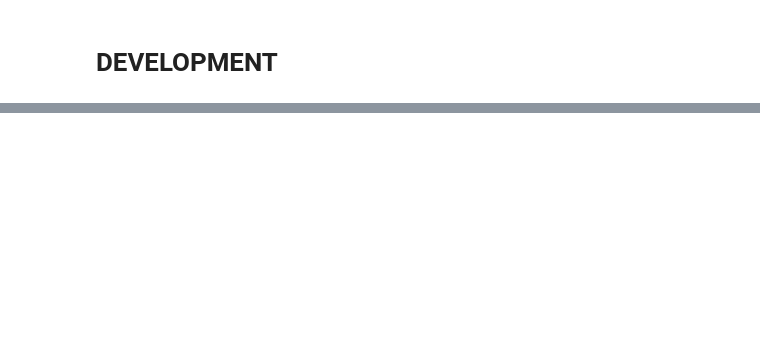
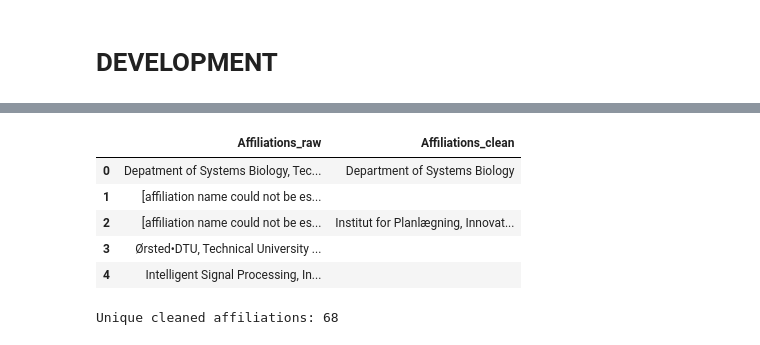
Before and after one commit to OliverKviat/Thesis_OCR, a Jupyter notebook: exploring_data/SANDBOX_Exploring_track1.ipynb, the cells around one changed output, grey strips where cells are left out. Cells and saved outputs as stored; diff of their text form; code cells hidden in the pictures; blank space fills up the shorter version.

```diff
--- a/exploring_data/SANDBOX_Exploring_track1.ipynb
+++ b/exploring_data/SANDBOX_Exploring_track1.ipynb
@@ -315,0 +161,72 @@ Length: 67, dtype: str
+# %%
+from pathlib import Path
+import pandas as pd
+import re
+
+pd.set_option("display.max_colwidth", None)  # Show full text in cells
+
+def read_parquet(path_to_file):
+    # Set your parquet file path here (works from project root or pdf_reader/)
+    parquet_rel = Path(path_to_file)
+    parquet_path = parquet_rel if parquet_rel.exists() else Path("..") / parquet_rel
+    parquet_path = parquet_path.resolve()
+
+    # Read parquet into a DataFrame ("unpack")
+    df = pd.read_parquet(parquet_path)
+    #df = df.drop_duplicates()  # Remove duplicates if needed
+
+    # Quick check
+    print(f"Using: {parquet_path}")
+    print("Unpackaging compleet.")
+    print(f"DataFrame shape: {df.shape}")
+
+    return df
+
+def affiliations_cleaning(df):
+    pattern = re.compile(
+        r"(Department of [^|]*?, Technical University of Denmark|"
+        r"Institut for [^|]*?, Danmarks Tekniske Universitet)"
+    )
+
+    def clean_affiliations_cell(value):
+        if pd.isna(value):
+            return value  # or "" if you prefer empty string
+
+        text = (
+            str(value)
+            .replace("[affiliation name could not be established]|", "")
+            .replace("|[affiliation unknown]", "")
+            .strip("|")
+        )
+
+        matches = pattern.findall(text)
+
+        cleaned = [
+            m.replace(", Technical University of Denmark", "")
+            .replace(", Danmarks Tekniske Universitet", "")
+            .strip()
+            for m in matches
+        ]
+
+        cleaned = list(dict.fromkeys([c for c in cleaned if c]))  # dedupe, keep order
+        return "|".join(cleaned)
+
+    # 1) Keep original
+    df["Affiliations_raw"] = df["Affiliations"]
+
+    # 2) Create cleaned version
+    df["Affiliations_clean"] = df["Affiliations_raw"].apply(clean_affiliations_cell)
+
+    # Optional: if you eventually want cleaned to become main column
+    # df["Affiliations"] = df["Affiliations_clean"]
+    return df
+
+df_raw = read_parquet("Data/Exploring_meta/thesis_meta_combined.parquet")
+#display(df_raw.head(3))
+
+df_aff = affiliations_cleaning(df_raw)
+display(df_aff[["Affiliations_raw", "Affiliations_clean"]].head())
+
+aff_count = len(df_aff["Affiliations_clean"].dropna().unique())
+print(f"Unique cleaned affiliations: {aff_count}")
+# %% [output]
@@ -316,3 +236,10 @@ Length: 67, dtype: str
+|  | Affiliations_raw | Affiliations_clean |
+| 0 | Depatment of Systems Biology, Tec... | Department of Systems Biology |
+| 1 | [affiliation name could not be es... |  |
+| 2 | [affiliation name could not be es... | Institut for Planlægning, Innovat... |
+| 3 | Ørsted•DTU, Technical University ... |  |
+| 4 | Intelligent Signal Processing, In... |  |
+Unique cleaned affiliations: 68
 # %%
 import json
 import pandas as pd
```
Also changed, not shown: parts of 24 cells of this notebook, 7 other files.
